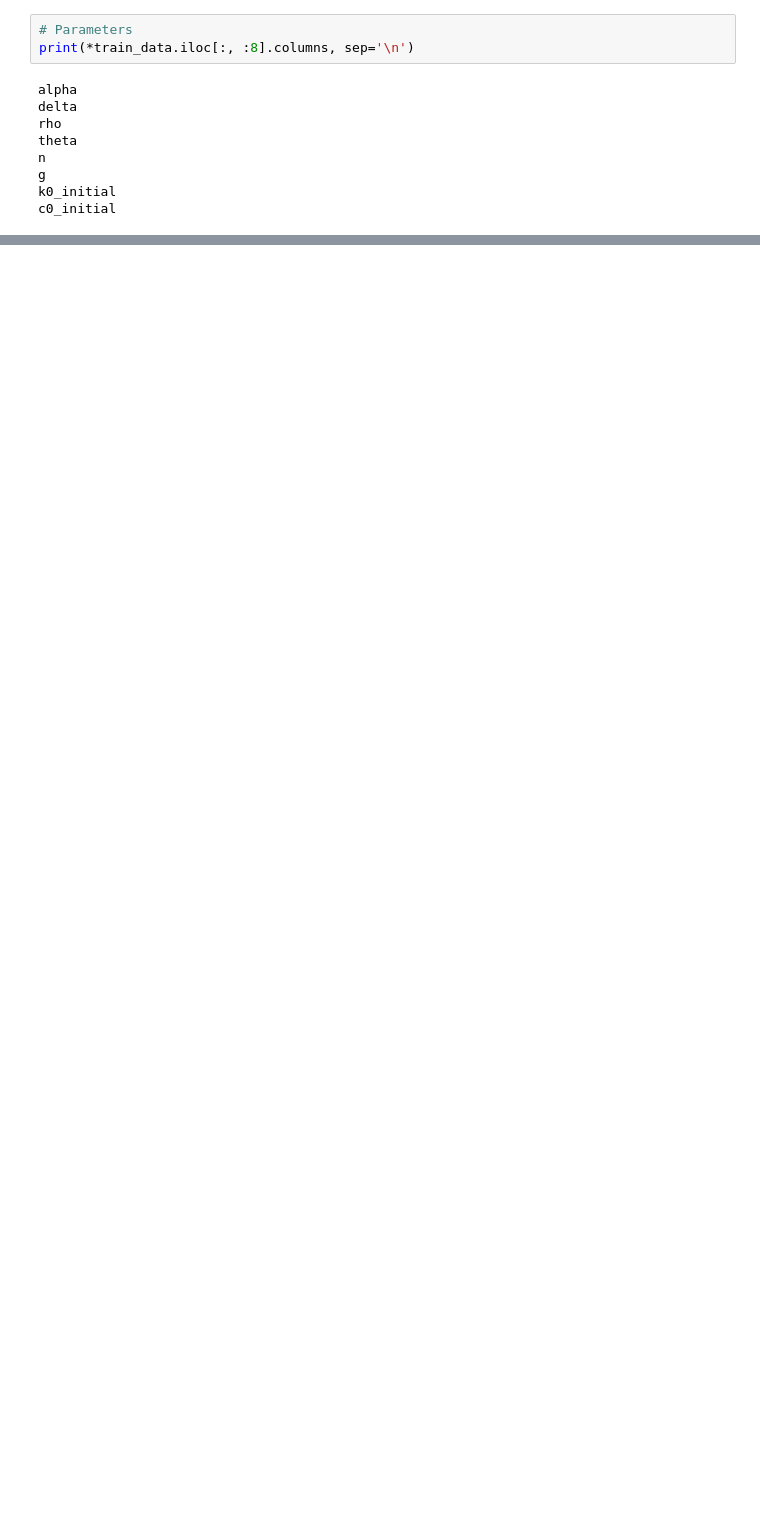
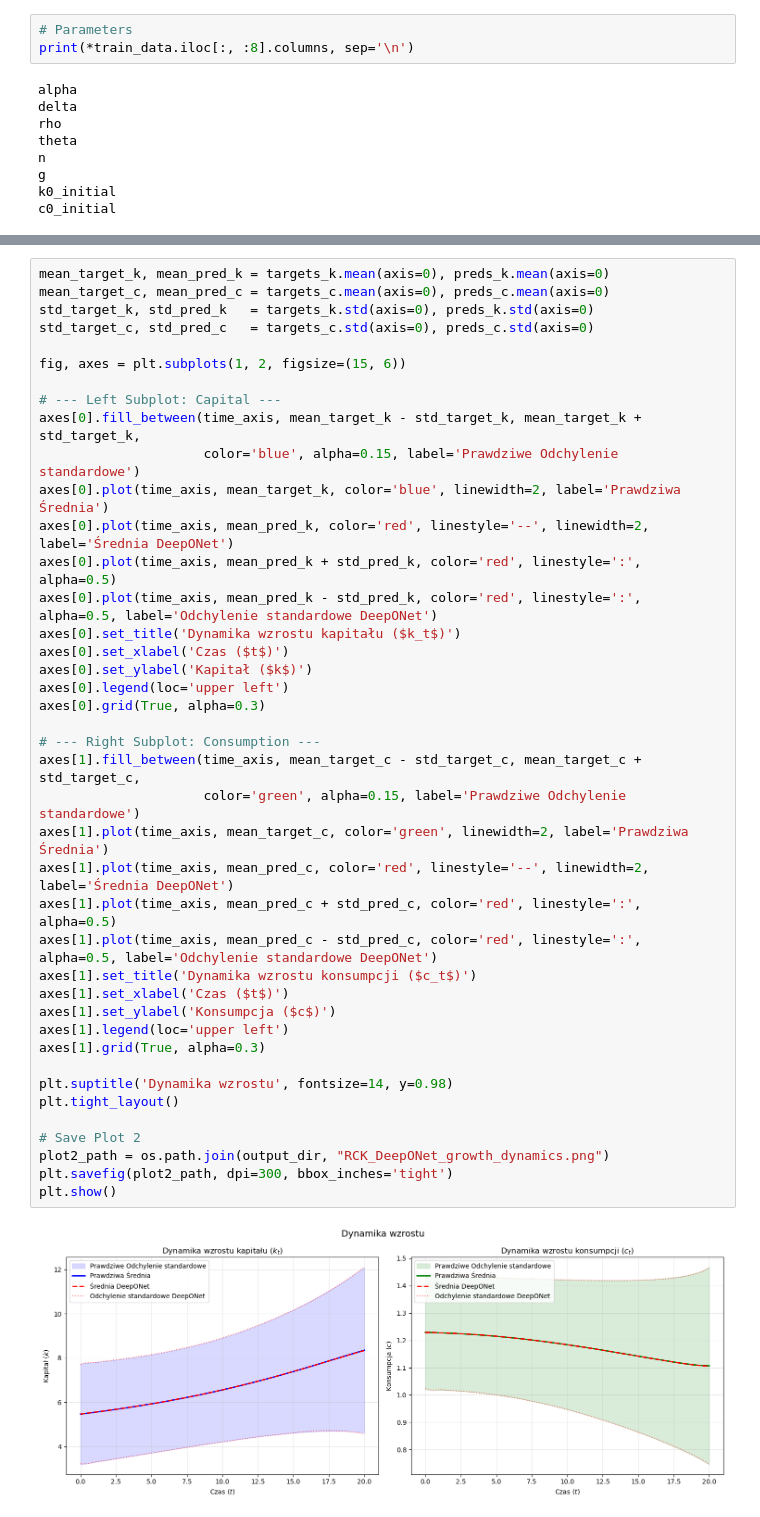
Before and after one commit to AntekBall/Approximating-Differential-Equation-Solution-Operators-with-Neural-Operators, a Jupyter notebook: Models/DeepOnet_classic_RCK.ipynb, the cells around one changed output, grey strips where cells are left out. Cells and saved outputs as stored; diff of their text form; blank space fills up the shorter version.

```diff
--- a/Models/DeepOnet_classic_RCK.ipynb
+++ b/Models/DeepOnet_classic_RCK.ipynb
@@ -598,0 +385,43 @@ Plik logistic_stats_deeponet.png został zapisany pomyślnie.
+# %%
+mean_target_k, mean_pred_k = targets_k.mean(axis=0), preds_k.mean(axis=0)
+mean_target_c, mean_pred_c = targets_c.mean(axis=0), preds_c.mean(axis=0)
+std_target_k, std_pred_k   = targets_k.std(axis=0), preds_k.std(axis=0)
+std_target_c, std_pred_c   = targets_c.std(axis=0), preds_c.std(axis=0)
+
+fig, axes = plt.subplots(1, 2, figsize=(15, 6))
+
+# --- Left Subplot: Capital ---
+axes[0].fill_between(time_axis, mean_target_k - std_target_k, mean_target_k + std_target_k,
+                     color='blue', alpha=0.15, label='Prawdziwe Odchylenie standardowe')
+axes[0].plot(time_axis, mean_target_k, color='blue', linewidth=2, label='Prawdziwa Średnia')
+axes[0].plot(time_axis, mean_pred_k, color='red', linestyle='--', linewidth=2, label='Średnia DeepONet')
+axes[0].plot(time_axis, mean_pred_k + std_pred_k, color='red', linestyle=':', alpha=0.5)
+axes[0].plot(time_axis, mean_pred_k - std_pred_k, color='red', linestyle=':', alpha=0.5, label='Odchylenie standardowe DeepONet')
+axes[0].set_title('Dynamika wzrostu kapitału ($k_t$)')
+axes[0].set_xlabel('Czas ($t$)')
+axes[0].set_ylabel('Kapitał ($k$)')
+axes[0].legend(loc='upper left')
+axes[0].grid(True, alpha=0.3)
+
+# --- Right Subplot: Consumption ---
+axes[1].fill_between(time_axis, mean_target_c - std_target_c, mean_target_c + std_target_c,
+                     color='green', alpha=0.15, label='Prawdziwe Odchylenie standardowe')
+axes[1].plot(time_axis, mean_target_c, color='green', linewidth=2, label='Prawdziwa Średnia')
+axes[1].plot(time_axis, mean_pred_c, color='red', linestyle='--', linewidth=2, label='Średnia DeepONet')
+axes[1].plot(time_axis, mean_pred_c + std_pred_c, color='red', linestyle=':', alpha=0.5)
+axes[1].plot(time_axis, mean_pred_c - std_pred_c, color='red', linestyle=':', alpha=0.5, label='Odchylenie standardowe DeepONet')
+axes[1].set_title('Dynamika wzrostu konsumpcji ($c_t$)')
+axes[1].set_xlabel('Czas ($t$)')
+axes[1].set_ylabel('Konsumpcja ($c$)')
+axes[1].legend(loc='upper left')
+axes[1].grid(True, alpha=0.3)
+
+plt.suptitle('Dynamika wzrostu', fontsize=14, y=0.98)
+plt.tight_layout()
+
+# Save Plot 2
+plot2_path = os.path.join(output_dir, "RCK_DeepONet_growth_dynamics.png")
+plt.savefig(plot2_path, dpi=300, bbox_inches='tight')
+plt.show()
+# %% [output]
+[figure, added]
```
Also changed, not shown: parts of 29 cells of this notebook, 8 other files.
